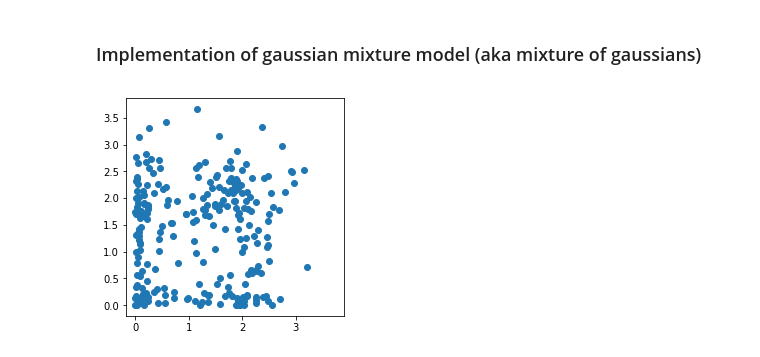
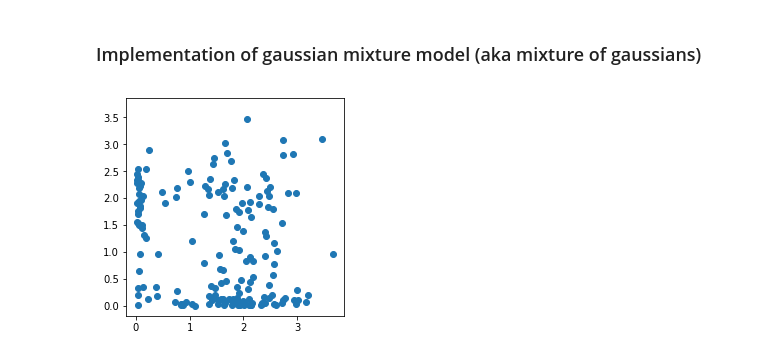
Before and after one commit to synapticlee/juliebox, a Jupyter notebook: gmm_implement.ipynb, the cells around one changed output. Cells and saved outputs as stored; diff of their text form; code cells hidden in the pictures.

```diff
--- a/gmm_implement.ipynb
+++ b/gmm_implement.ipynb
@@ -13,8 +14,21 @@ X = np.load(dataFname)
+# %%
+mName = 'LEW_002'
+expDate = '2018-05-16'
+# %%
+dataFname = 'isodist_%s_%s.npy' % (mName,expDate)
+X = np.load('../'+dataFname)
+if np.any(np.isnan(X)):
+    print('removing NaN rows...')
+    print(np.shape(X))
+    X = X[~np.isnan(X).any(axis=1)]
+    print(np.shape(X))
 # %%
+plt.figure(0)
 plt.scatter(X[:,0], X[:,1])
 plt.axis('square');
+plt.show()
 # %% [output]
-[figure, old version]
+[figure, new version]
 # %%
 '''kmeans to have initial means'''
 def kmeans(X,NClust,NIters=10):
```
Also changed, not shown: parts of 8 cells of this notebook, 1 other file.
